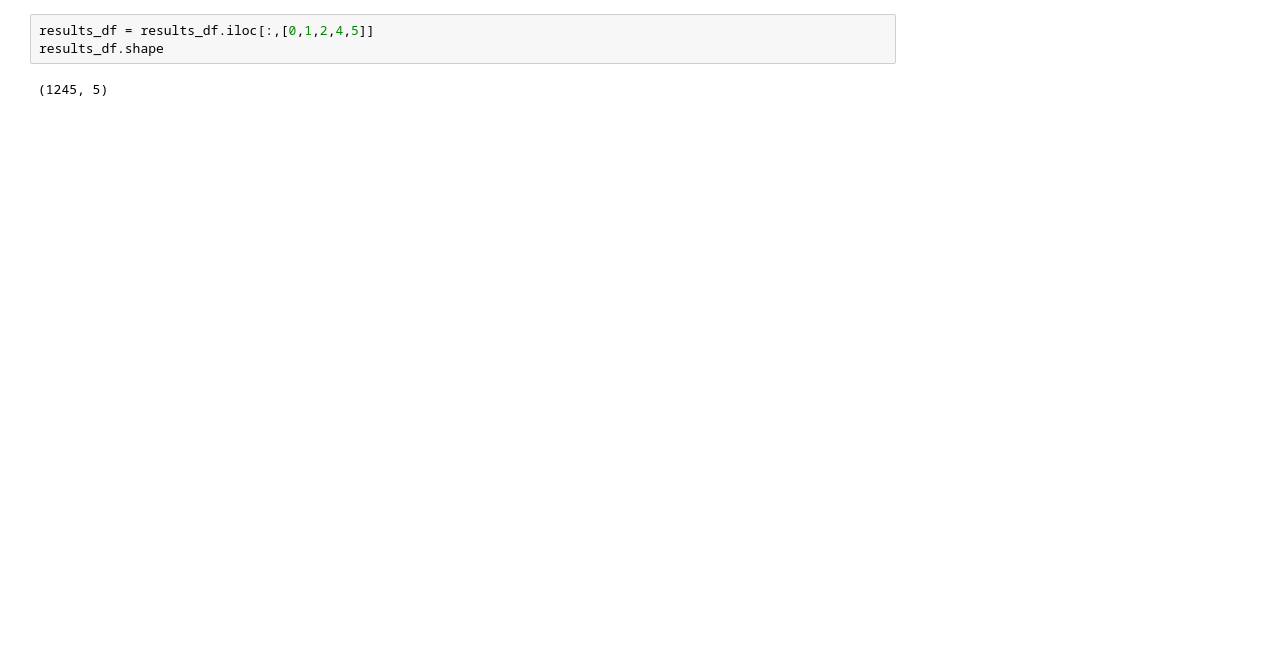
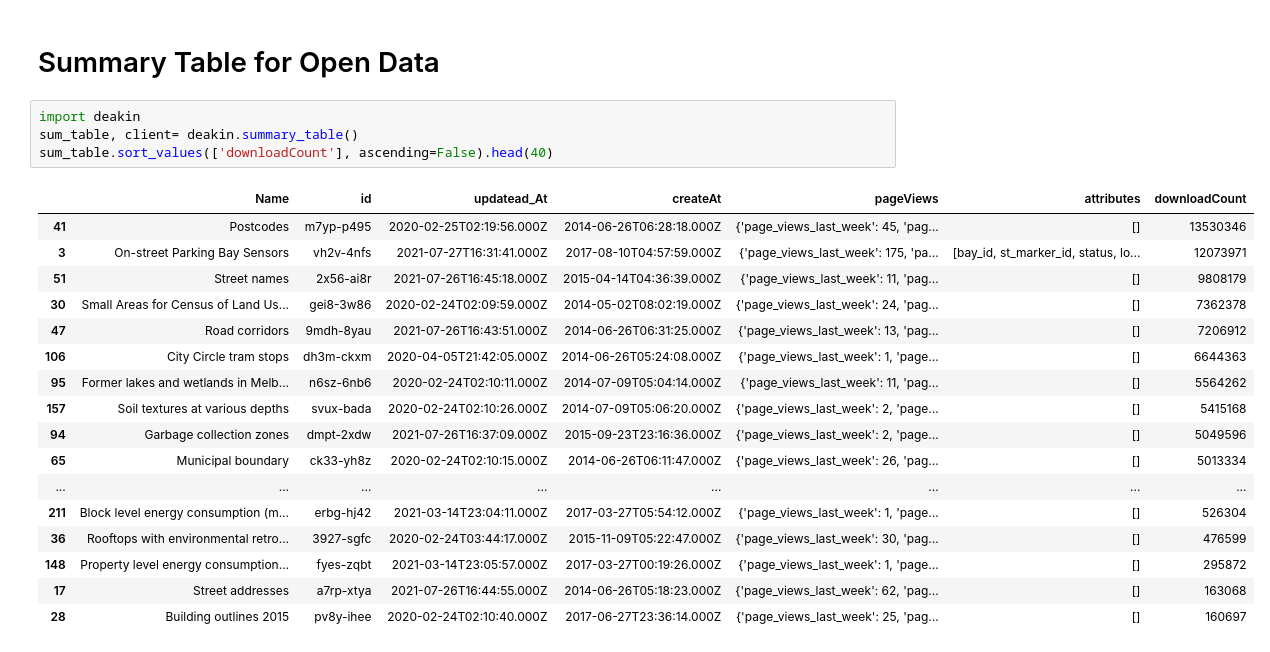
Before and after one commit to Chameleon-company/MOP, a Jupyter notebook: example.ipynb, the cells around one changed output. Saved outputs shown, nothing was run; the diff lists cells and outputs as text; blank space fills up the shorter version.

Commit message:
add summary table

```diff
--- a/example.ipynb
+++ b/example.ipynb
@@ -23,5 +1,24 @@ WARNING:root:Requests made without an app_token will be subject to strict thrott
-# %%
-results_df = results_df.iloc[:,[0,1,2,4,5]]
-results_df.shape
-# %% [output]
-(1245, 5)
+# %% [markdown]
+# Summary Table for Open Data
+# %%
+import deakin
+sum_table, client= deakin.summary_table()
+sum_table.sort_values(['downloadCount'], ascending=False).head(40)
+# %% [output]
+|  | Name | id | updatead_At | createAt | pageViews | attributes | downloadCount |
+| 41 | Postcodes | m7yp-p495 | 2020-02-25T02:19:56.000Z | 2014-06-26T06:28:18.000Z | {'page_views_last_week': 45, 'pag... | [] | 13530346 |
+| 3 | On-street Parking Bay Sensors | vh2v-4nfs | 2021-07-27T16:31:41.000Z | 2017-08-10T04:57:59.000Z | {'page_views_last_week': 175, 'pa... | [bay_id, st_marker_id, status, lo... | 12073971 |
+| 51 | Street names | 2x56-ai8r | 2021-07-26T16:45:18.000Z | 2015-04-14T04:36:39.000Z | {'page_views_last_week': 11, 'pag... | [] | 9808179 |
+| 30 | Small Areas for Census of Land Us... | gei8-3w86 | 2020-02-24T02:09:59.000Z | 2014-05-02T08:02:19.000Z | {'page_views_last_week': 24, 'pag... | [] | 7362378 |
+| 47 | Road corridors | 9mdh-8yau | 2021-07-26T16:43:51.000Z | 2014-06-26T06:31:25.000Z | {'page_views_last_week': 13, 'pag... | [] | 7206912 |
+| 106 | City Circle tram stops | dh3m-ckxm | 2020-04-05T21:42:05.000Z | 2014-06-26T05:24:08.000Z | {'page_views_last_week': 1, 'page... | [] | 6644363 |
+| 95 | Former lakes and wetlands in Melb... | n6sz-6nb6 | 2020-02-24T02:10:11.000Z | 2014-07-09T05:04:14.000Z | {'page_views_last_week': 11, 'pag... | [] | 5564262 |
+| 157 | Soil textures at various depths | svux-bada | 2020-02-24T02:10:26.000Z | 2014-07-09T05:06:20.000Z | {'page_views_last_week': 2, 'page... | [] | 5415168 |
+| 94 | Garbage collection zones | dmpt-2xdw | 2021-07-26T16:37:09.000Z | 2015-09-23T23:16:36.000Z | {'page_views_last_week': 2, 'page... | [] | 5049596 |
+| 65 | Municipal boundary | ck33-yh8z | 2020-02-24T02:10:15.000Z | 2014-06-26T06:11:47.000Z | {'page_views_last_week': 26, 'pag... | [] | 5013334 |
+| ... | ... | ... | ... | ... | ... | ... | ... |
+| 211 | Block level energy consumption (m... | erbg-hj42 | 2021-03-14T23:04:11.000Z | 2017-03-27T05:54:12.000Z | {'page_views_last_week': 1, 'page... | [] | 526304 |
+| 36 | Rooftops with environmental retro... | 3927-sgfc | 2020-02-24T03:44:17.000Z | 2015-11-09T05:22:47.000Z | {'page_views_last_week': 30, 'pag... | [] | 476599 |
+| 148 | Property level energy consumption... | fyes-zqbt | 2021-03-14T23:05:57.000Z | 2017-03-27T00:19:26.000Z | {'page_views_last_week': 1, 'page... | [] | 295872 |
+| 17 | Street addresses | a7rp-xtya | 2021-07-26T16:44:55.000Z | 2014-06-26T05:18:23.000Z | {'page_views_last_week': 62, 'pag... | [] | 163068 |
+| 28 | Building outlines 2015 | pv8y-ihee | 2020-02-24T02:10:40.000Z | 2017-06-27T23:36:14.000Z | {'page_views_last_week': 25, 'pag... | [] | 160697 |
```
Also changed, not shown: parts of 4 cells of this notebook, 2 other files.
